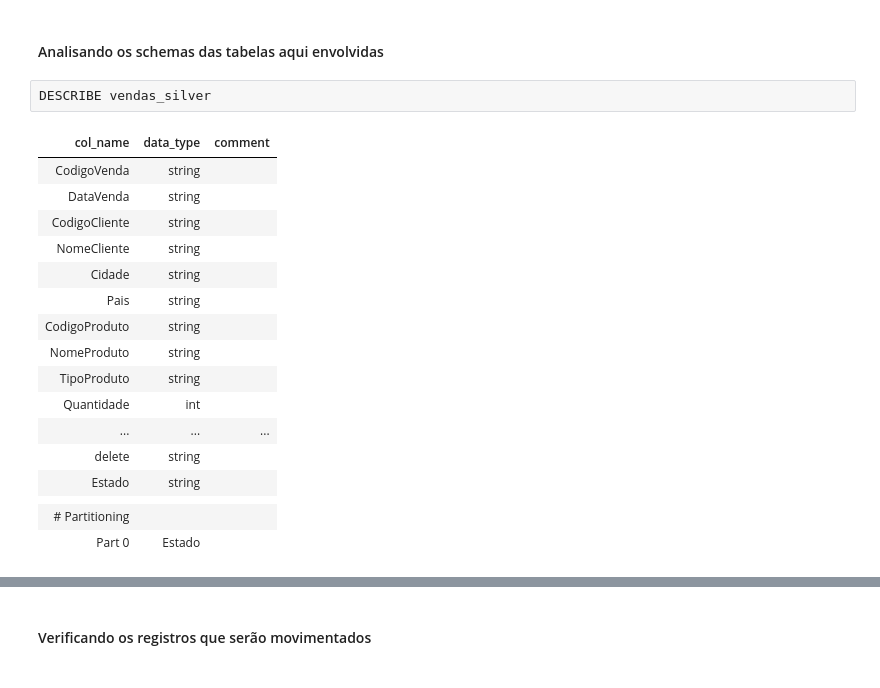
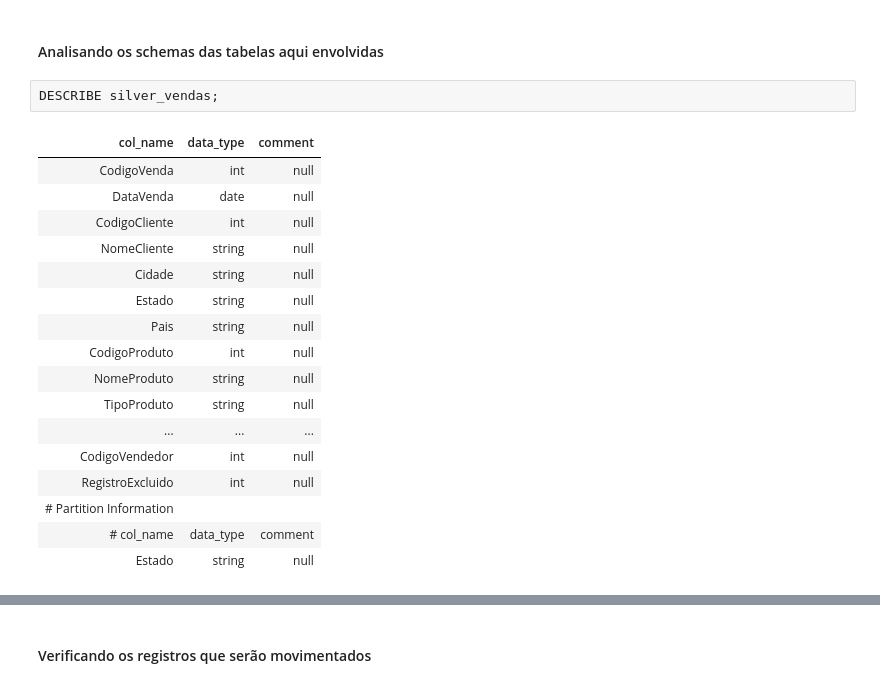
Before and after one commit to aasouzaconsult/lakehouse, a Jupyter notebook: Ambiente demonstração/Lakehouse_DW_new.ipynb, the cells around one changed output, grey strips where cells are left out. Drawn from its saved outputs; the diff is of its cells as text.

```diff
--- a/Ambiente demonstração/Lakehouse_DW_new.ipynb
+++ b/Ambiente demonstração/Lakehouse_DW_new.ipynb
@@ -634,25 +672,25 @@ AS (
 # %% [markdown]
 <h4> Analisando os schemas das tabelas aqui envolvidas </h4>
 # %%
-DESCRIBE vendas_silver
+DESCRIBE silver_vendas;
 # %% [output]
 | col_name | data_type | comment |
-| CodigoVenda | string |  |
-| DataVenda | string |  |
-| CodigoCliente | string |  |
-| NomeCliente | string |  |
-| Cidade | string |  |
-| Pais | string |  |
-| CodigoProduto | string |  |
-| NomeProduto | string |  |
-| TipoProduto | string |  |
-| Quantidade | int |  |
+| CodigoVenda | int | null |
+| DataVenda | date | null |
+| CodigoCliente | int | null |
+| NomeCliente | string | null |
+| Cidade | string | null |
+| Estado | string | null |
+| Pais | string | null |
+| CodigoProduto | int | null |
+| NomeProduto | string | null |
+| TipoProduto | string | null |
 | ... | ... | ... |
-| delete | string |  |
-| Estado | string |  |
-|  |  |  |
-| # Partitioning |  |  |
-| Part 0 | Estado |  |
+| CodigoVendedor | int | null |
+| RegistroExcluido | int | null |
+| # Partition Information |  |  |
+| # col_name | data_type | comment |
+| Estado | string | null |
 # %%
 DESCRIBE upserts
 # %% [output]
```
Also changed, not shown: parts of 23 cells of this notebook.
